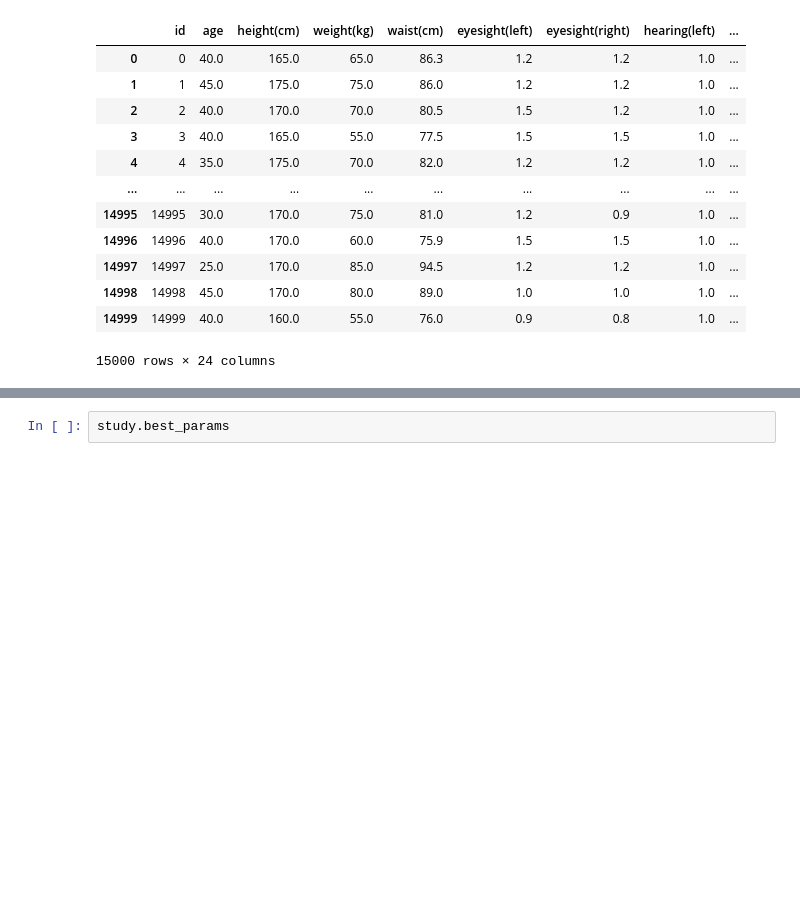
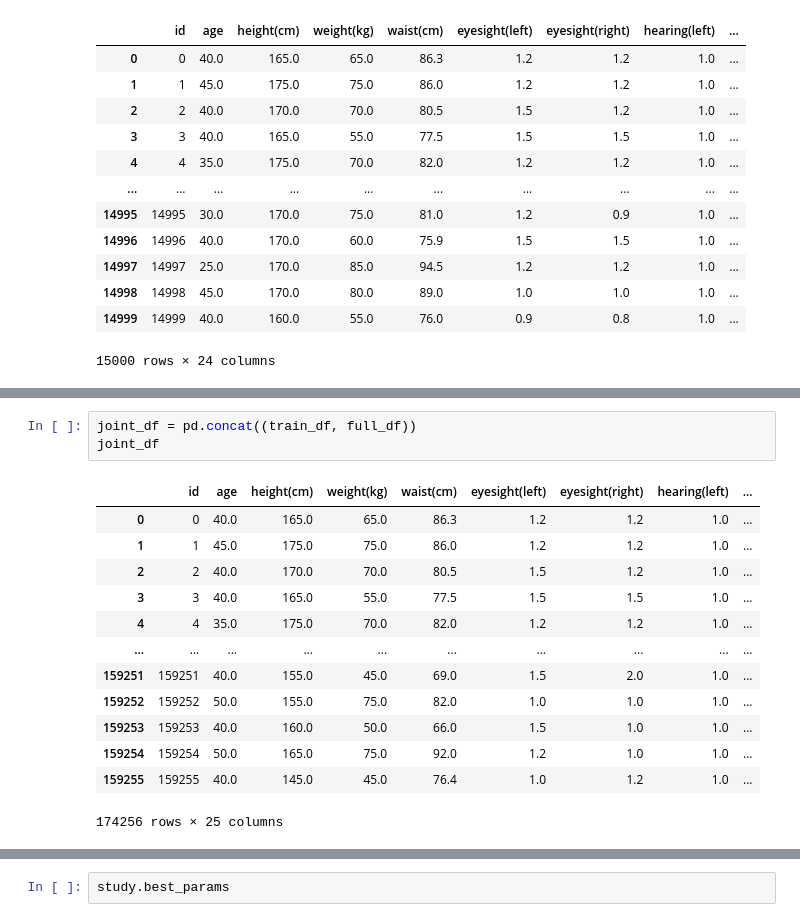
Before and after one commit to RayanKamarinchev/AI, a Jupyter notebook: IOAI_prep/bg/main.ipynb, the cells around one changed output, grey strips where cells are left out. Saved outputs shown, nothing was run; the diff lists cells and outputs as text; blank space fills up the shorter version.

```diff
--- a/IOAI_prep/bg/main.ipynb
+++ b/IOAI_prep/bg/main.ipynb
@@ -31,0 +56,17 @@ train_df
+# %%
+joint_df = pd.concat((train_df, full_df))
+joint_df
+# %% [output]
+|  | id | age | height(cm) | weight(kg) | waist(cm) | eyesight(left) | eyesight(right) | hearing(left) | ... |
+| 0 | 0 | 40.0 | 165.0 | 65.0 | 86.3 | 1.2 | 1.2 | 1.0 | ... |
+| 1 | 1 | 45.0 | 175.0 | 75.0 | 86.0 | 1.2 | 1.2 | 1.0 | ... |
+| 2 | 2 | 40.0 | 170.0 | 70.0 | 80.5 | 1.5 | 1.2 | 1.0 | ... |
+| 3 | 3 | 40.0 | 165.0 | 55.0 | 77.5 | 1.5 | 1.5 | 1.0 | ... |
+| 4 | 4 | 35.0 | 175.0 | 70.0 | 82.0 | 1.2 | 1.2 | 1.0 | ... |
+| ... | ... | ... | ... | ... | ... | ... | ... | ... | ... |
+| 159251 | 159251 | 40.0 | 155.0 | 45.0 | 69.0 | 1.5 | 2.0 | 1.0 | ... |
+| 159252 | 159252 | 50.0 | 155.0 | 75.0 | 82.0 | 1.0 | 1.0 | 1.0 | ... |
+| 159253 | 159253 | 40.0 | 160.0 | 50.0 | 66.0 | 1.5 | 1.0 | 1.0 | ... |
+| 159254 | 159254 | 50.0 | 165.0 | 75.0 | 92.0 | 1.2 | 1.0 | 1.0 | ... |
+| 159255 | 159255 | 40.0 | 145.0 | 45.0 | 76.4 | 1.0 | 1.2 | 1.0 | ... |
+174256 rows × 25 columns
```
Also changed, not shown: parts of 6 cells of this notebook, 3 other files.
